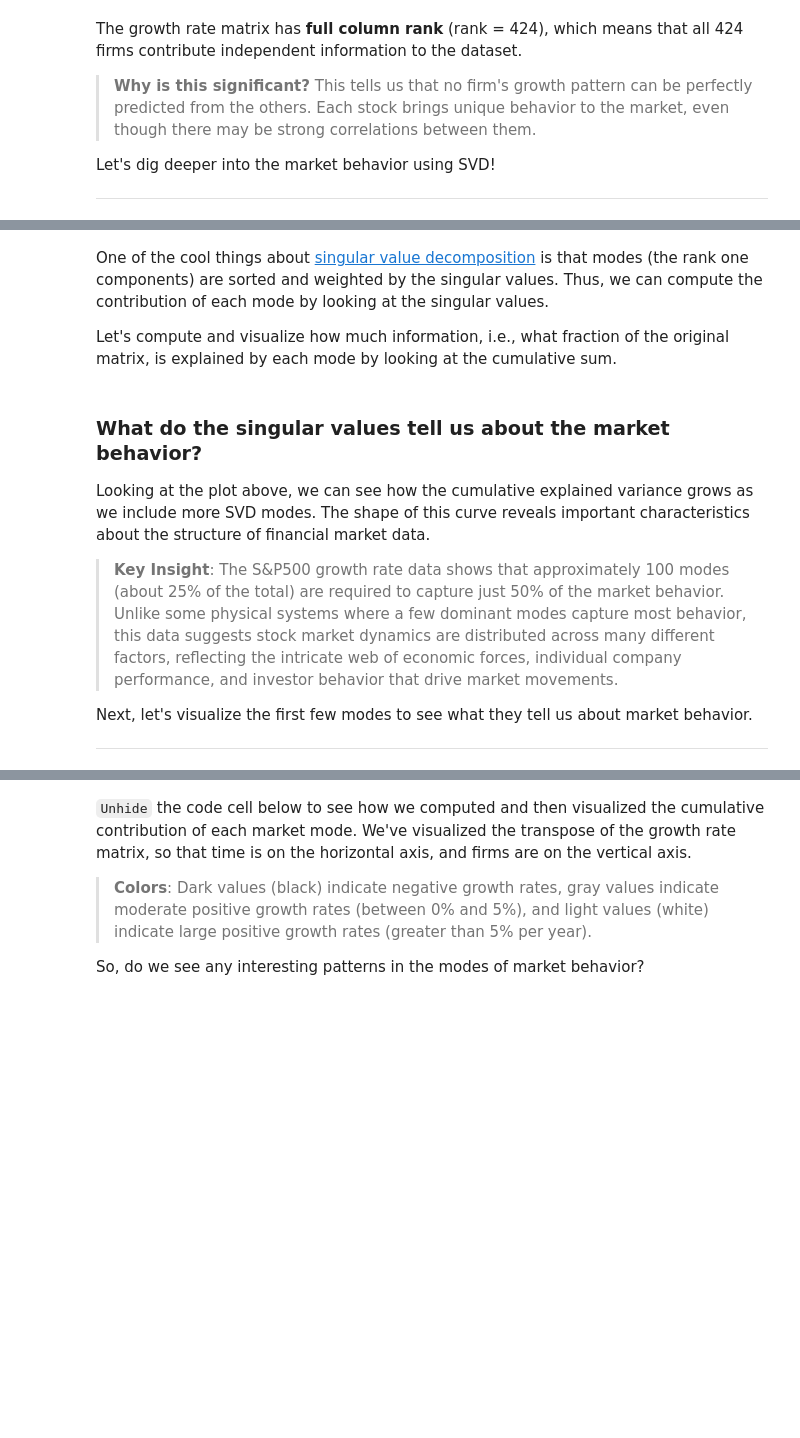
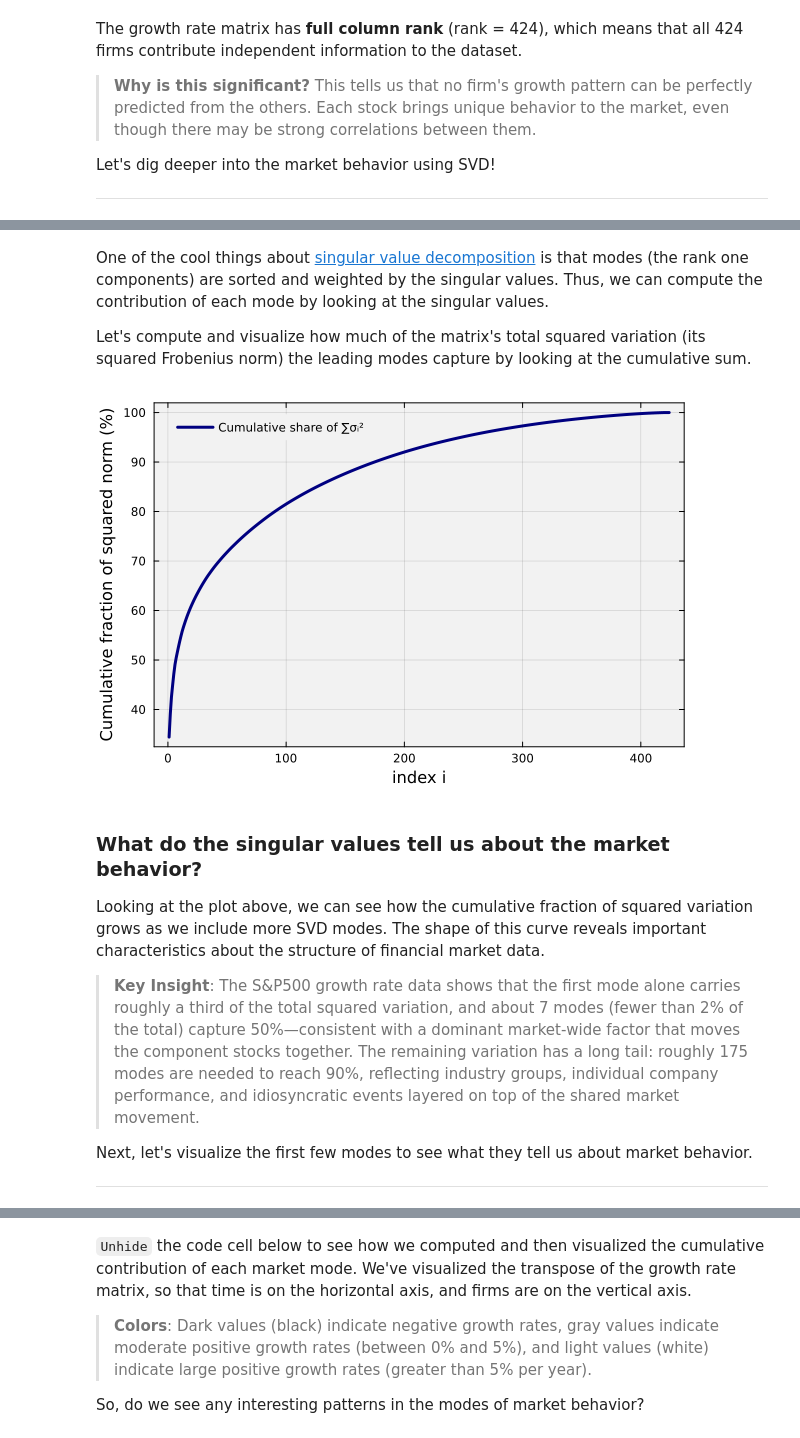
Before and after one commit to varnerlab/CHEME-5660-CourseRepository-Fall-2026, a Jupyter notebook: lectures/week-3/L3a/CHEME-5660-L3a-SVD-SP500-Example-Fall-2026.ipynb, the cells around one changed output, grey strips where cells are left out. Drawn from its saved outputs; the diff is of its cells as text; code cells hidden in the pictures; blank space fills up the shorter version.

```diff
--- a/lectures/week-3/L3a/CHEME-5660-L3a-SVD-SP500-Example-Fall-2026.ipynb
+++ b/lectures/week-3/L3a/CHEME-5660-L3a-SVD-SP500-Example-Fall-2026.ipynb
@@ -92,7 +153,7 @@ growth_rate_array = let
 
     # compute the growth matrix -
     growth_rate_array = log_growth_matrix(dataset, list_of_tickers, Δt = τ,
-        risk_free_rate = r̄); # other optional parameters are at their defaults
+        risk_free_rate = r̄, keycol = :close); # use daily closing prices
 
     growth_rate_array; # return
 end
@@ -147,26 +230,28 @@ U,S,V = svd(growth_rate_array); # note the transpose
 # %% [markdown]
 One of the cool things about [singular value decomposition](https://en.wikipedia.org/wiki/Singular_value_decomposition) is that modes (the rank one components) are sorted and weighted by the singular values. Thus, we can compute the contribution of each mode by looking at the singular values.
 
-Let's compute and visualize how much information, i.e., what fraction of the original matrix, is explained by each mode by looking at the cumulative sum.
+Let's compute and visualize how much of the matrix's total squared variation (its squared Frobenius norm) the leading modes capture by looking at the cumulative sum.
 # %%
 let
 
     # make a plot of the fractional contribution of the singular values
     number_of_modes = length(S);
-    SS = (1/sum(S))*S;
+    SS = S.^2/sum(S.^2); # fraction of the squared Frobenius norm
     explained_array = [100*sum(SS[1:i]) for i ∈ 1:number_of_modes]; # comprehension
 
-    plot(explained_array, label="Scaled σᵢ values", lw=3, c=:navy)
+    plot(explained_array, label="Cumulative share of ∑σᵢ²", lw=3, c=:navy)
     plot!(bg="gray95", background_color_outside="white", framestyle = :box, fg_legend = :transparent);
     xlabel!("index i", fontsize=18)
-    ylabel!("Cumulative explained by mode 1 to i", fontsize=18)
+    ylabel!("Cumulative fraction of squared norm (%)", fontsize=18)
 end
+# %% [output]
+[figure, added]
 # %% [markdown]
 ### What do the singular values tell us about the market behavior?
 
-Looking at the plot above, we can see how the cumulative explained variance grows as we include more SVD modes. The shape of this curve reveals important characteristics about the structure of financial market data.
+Looking at the plot above, we can see how the cumulative fraction of squared variation grows as we include more SVD modes. The shape of this curve reveals important characteristics about the structure of financial market data.
 
-> **Key Insight**: The S&P500 growth rate data shows that approximately 100 modes (about 25% of the total) are required to capture just 50% of the market behavior. Unlike some physical systems where a few dominant modes capture most behavior, this data suggests stock market dynamics are distributed across many different factors, reflecting the intricate web of economic forces, individual company performance, and investor behavior that drive market movements.
+> **Key Insight**: The S&P500 growth rate data shows that the first mode alone carries roughly a third of the total squared variation, and about 7 modes (fewer than 2% of the total) capture 50%—consistent with a dominant market-wide factor that moves the component stocks together. The remaining variation has a long tail: roughly 175 modes are needed to reach 90%, reflecting industry groups, individual company performance, and idiosyncratic events layered on top of the shared market movement.
 
 Next, let's visualize the first few modes to see what they tell us about market behavior.
 ___
```
Also changed, not shown: parts of 17 cells of this notebook, 2 other files.
